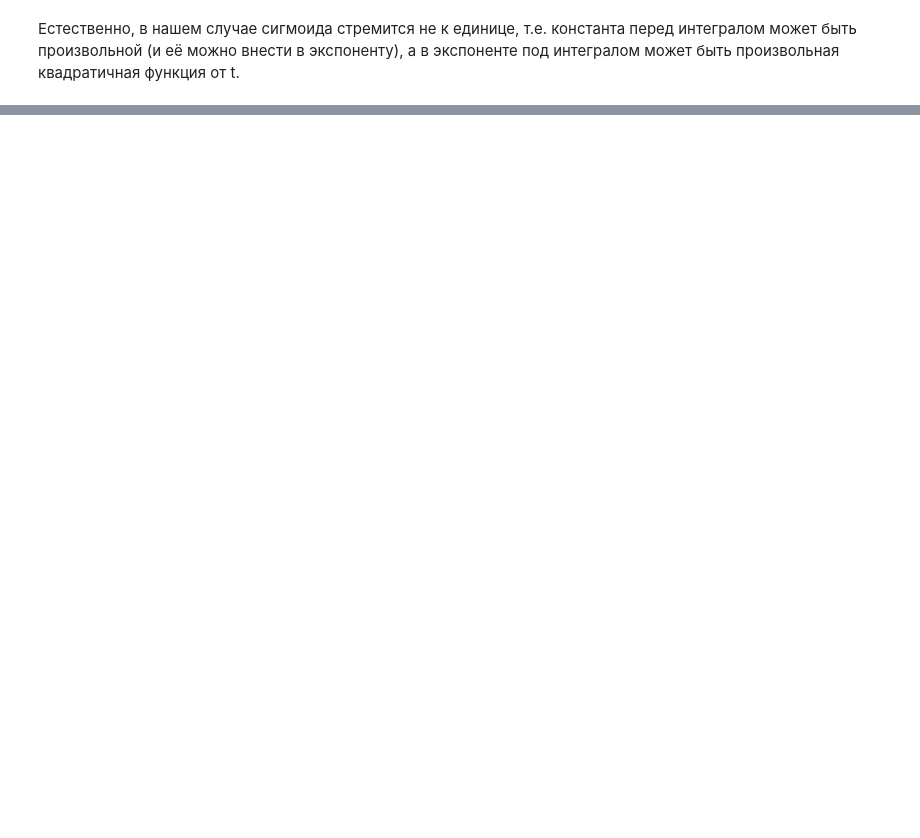
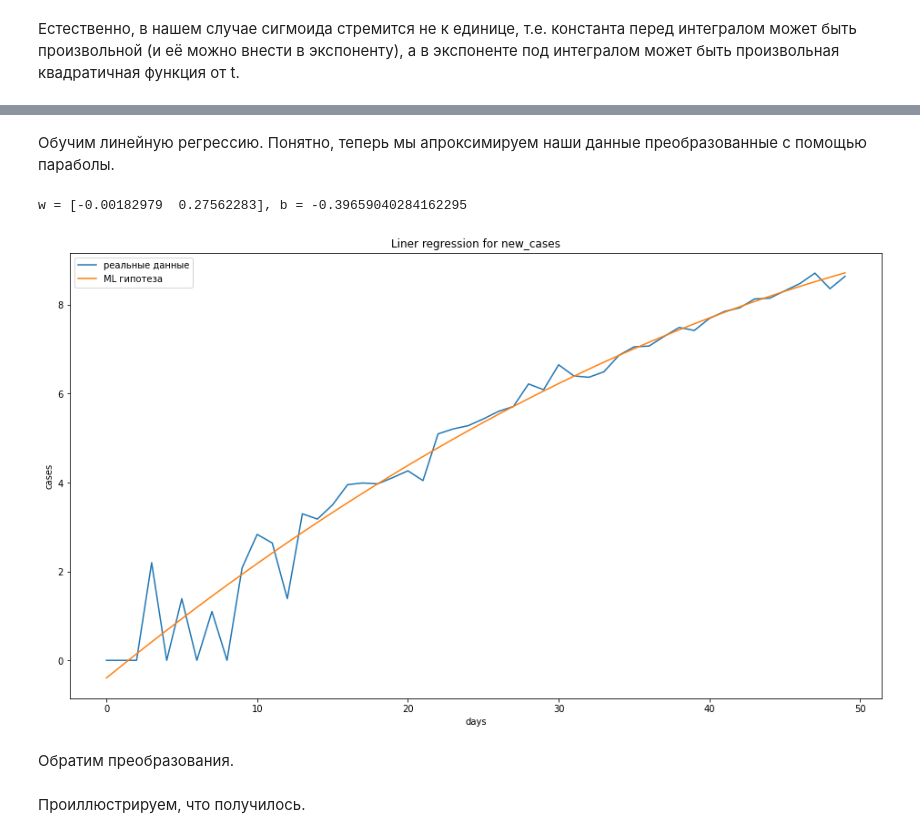
Before and after one commit to maxima1ist/made-advanced-ml-2022-hw, a Jupyter notebook: hw-1/linear_regression.ipynb, the cells around one changed output, grey strips where cells are left out. Cells and saved outputs as stored; diff of their text form; code cells hidden in the pictures; blank space fills up the shorter version.

```diff
--- a/hw-1/linear_regression.ipynb
+++ b/hw-1/linear_regression.ipynb
@@ -506,0 +518,18 @@ $$
+# %%
+days_square = [[day ** 2, day] for day in days]
+days_train_square = days_square[:CARDINALITY_OF_TRAIN]
+days_test_square = days_square[CARDINALITY_OF_TRAIN:CARDINALITY_OF_TRAIN + CARDINALITY_OF_TEST]
+# %% [markdown]
+Обучим линейную регрессию. Понятно, теперь мы апроксимируем наши данные преобразованные с помощью параболы.
+# %%
+gs_new = []
+
+parameters = linear_log(np.array(days_train_square),
+                        train_target_log["new_cases"],
+                        "new_cases", True)
+gs_new = parameters[0]
+# %% [output]
+w = [-0.00182979  0.27562283], b = -0.39659040284162295
+[figure, added]
+# %% [markdown]
+Обратим преобразования.
@@ -506,0 +540,2 @@ $$
+# %% [markdown]
+Проиллюстрируем, что получилось.
```
Also changed, not shown: parts of 36 cells of this notebook.
